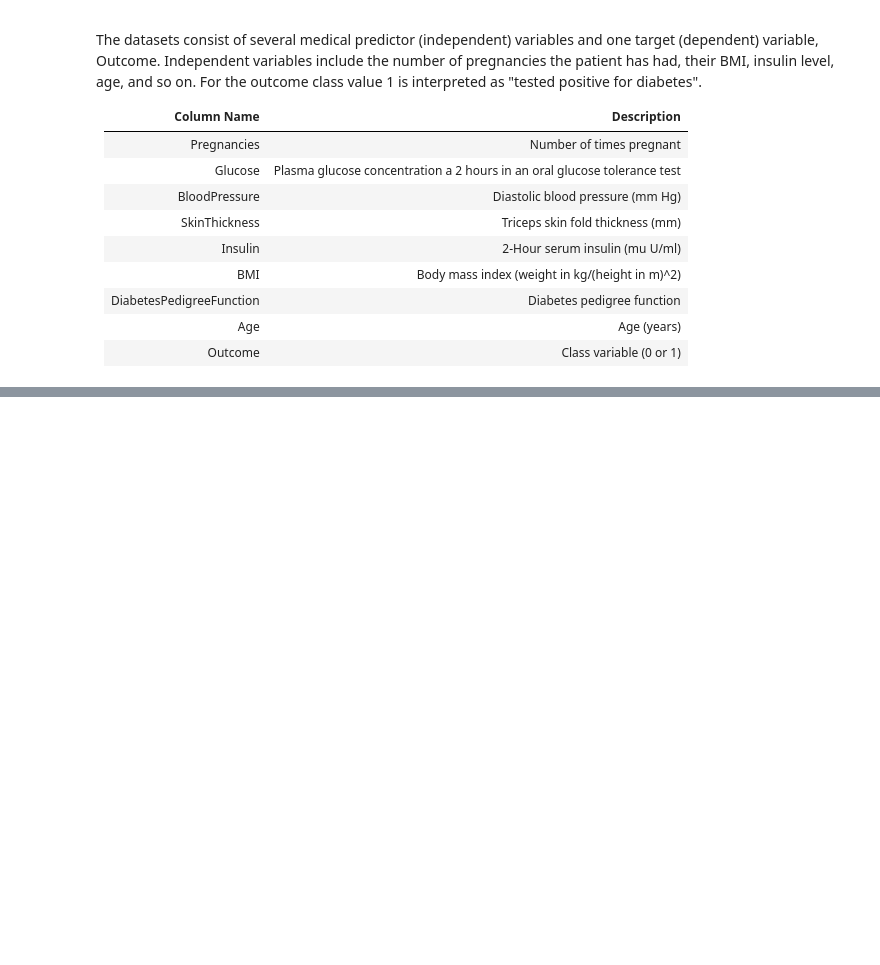
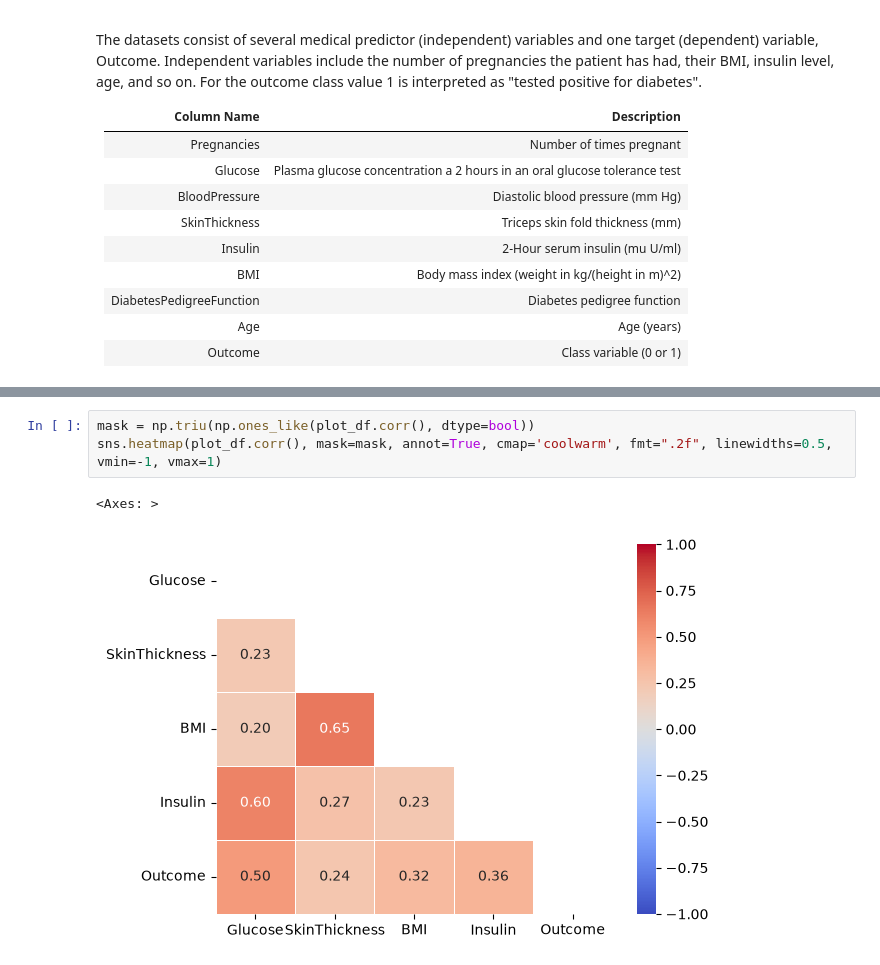
Before and after one commit to Maryam-Sajedi/ml-diabetes_challenge, a Jupyter notebook: 1_diabetes_challenge.ipynb, the cells around one changed output, grey strips where cells are left out. Cells and saved outputs as stored; diff of their text form; blank space fills up the shorter version.

```diff
--- a/1_diabetes_challenge.ipynb
+++ b/1_diabetes_challenge.ipynb
@@ -43,0 +321,6 @@ The datasets consist of several medical predictor (independent) variables and on
+# %%
+mask = np.triu(np.ones_like(plot_df.corr(), dtype=bool))
+sns.heatmap(plot_df.corr(), mask=mask, annot=True, cmap='coolwarm', fmt=".2f", linewidths=0.5, vmin=-1, vmax=1)
+# %% [output]
+<Axes: >
+[figure, added]
```
Also changed, not shown: parts of 36 cells of this notebook, 3 other files.
